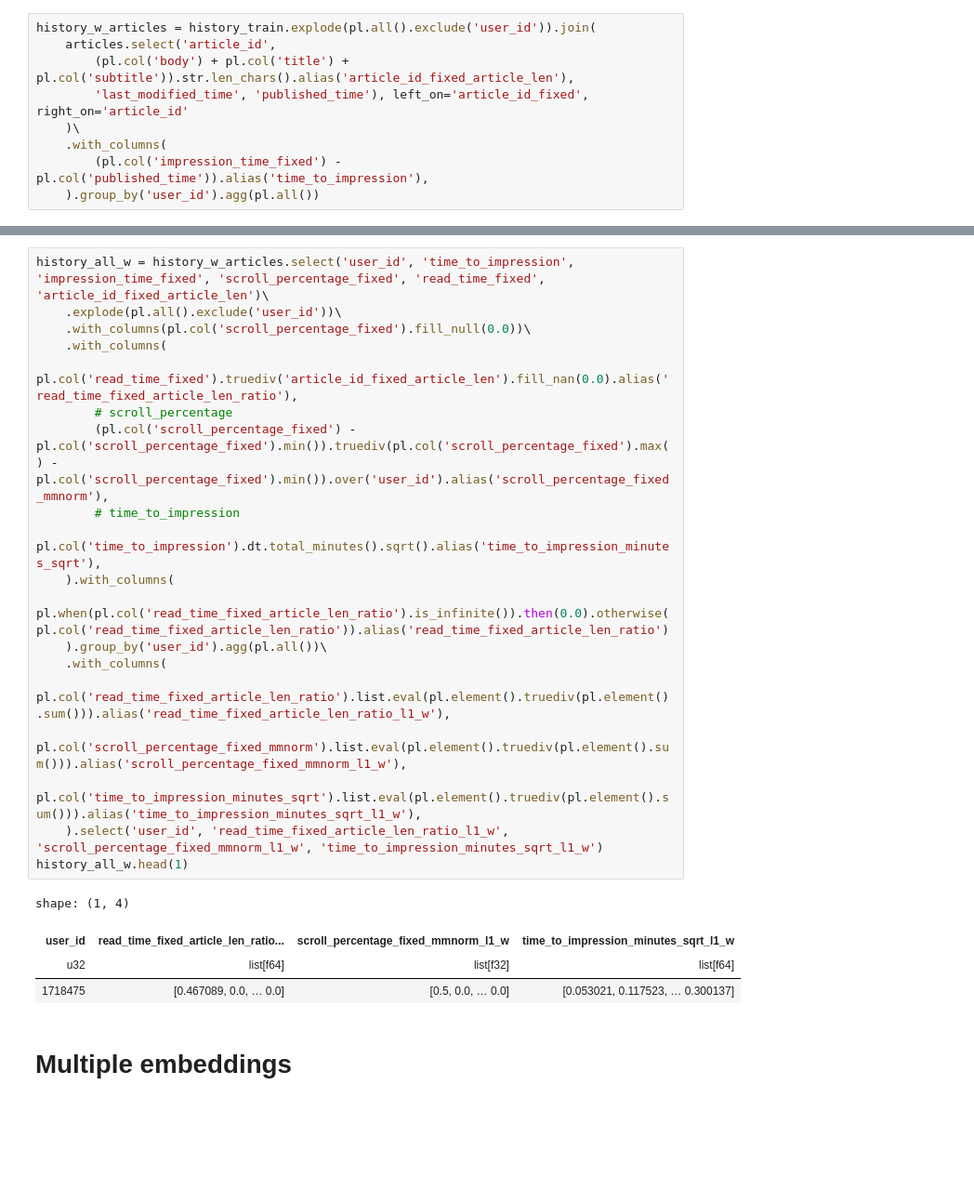
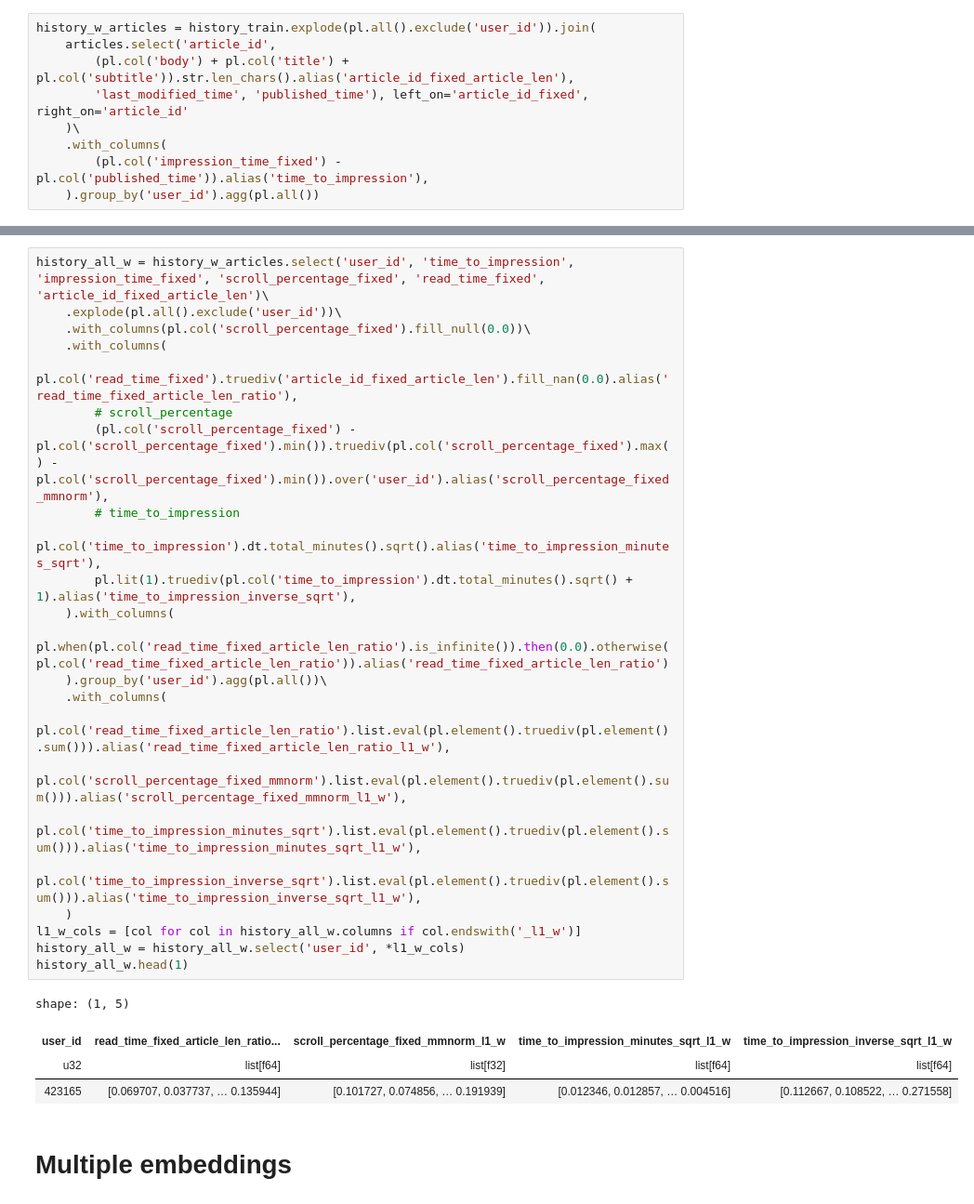
Before and after one commit to recsyspolimi/recsys-challenge-2024-ekstrabladet, a Jupyter notebook: notebooks/embedding/scores_embedding.ipynb, the cells around one changed output, grey strips where cells are left out. Shown: that part at 93% size. Cells and saved outputs as stored; diff of their text form; blank space fills up the shorter version.

```diff
--- a/notebooks/embedding/scores_embedding.ipynb
+++ b/notebooks/embedding/scores_embedding.ipynb
@@ -263,27 +290,31 @@ shape: (1, 9)
 # %%
 history_all_w = history_w_articles.select('user_id', 'time_to_impression', 'impression_time_fixed', 'scroll_percentage_fixed', 'read_time_fixed', 'article_id_fixed_article_len')\
     .explode(pl.all().exclude('user_id'))\
     .with_columns(pl.col('scroll_percentage_fixed').fill_null(0.0))\
     .with_columns(
         pl.col('read_time_fixed').truediv('article_id_fixed_article_len').fill_nan(0.0).alias('read_time_fixed_article_len_ratio'),
         # scroll_percentage
         (pl.col('scroll_percentage_fixed') - pl.col('scroll_percentage_fixed').min()).truediv(pl.col('scroll_percentage_fixed').max() - pl.col('scroll_percentage_fixed').min()).over('user_id').alias('scroll_percentage_fixed_mmnorm'),
         # time_to_impression
         pl.col('time_to_impression').dt.total_minutes().sqrt().alias('time_to_impression_minutes_sqrt'),
+        pl.lit(1).truediv(pl.col('time_to_impression').dt.total_minutes().sqrt() + 1).alias('time_to_impression_inverse_sqrt'),
     ).with_columns(
         pl.when(pl.col('read_time_fixed_article_len_ratio').is_infinite()).then(0.0).otherwise(pl.col('read_time_fixed_article_len_ratio')).alias('read_time_fixed_article_len_ratio')
     ).group_by('user_id').agg(pl.all())\
     .with_columns(
         pl.col('read_time_fixed_article_len_ratio').list.eval(pl.element().truediv(pl.element().sum())).alias('read_time_fixed_article_len_ratio_l1_w'),
         pl.col('scroll_percentage_fixed_mmnorm').list.eval(pl.element().truediv(pl.element().sum())).alias('scroll_percentage_fixed_mmnorm_l1_w'),
         pl.col('time_to_impression_minutes_sqrt').list.eval(pl.element().truediv(pl.element().sum())).alias('time_to_impression_minutes_sqrt_l1_w'),
-    ).select('user_id', 'read_time_fixed_article_len_ratio_l1_w', 'scroll_percentage_fixed_mmnorm_l1_w', 'time_to_impression_minutes_sqrt_l1_w')
+        pl.col('time_to_impression_inverse_sqrt').list.eval(pl.element().truediv(pl.element().sum())).alias('time_to_impression_inverse_sqrt_l1_w'),
+    )
+l1_w_cols = [col for col in history_all_w.columns if col.endswith('_l1_w')]
+history_all_w = history_all_w.select('user_id', *l1_w_cols)
 history_all_w.head(1)
 # %% [output]
-shape: (1, 4)
+shape: (1, 5)
-| user_id | read_time_fixed_article_len_ratio... | scroll_percentage_fixed_mmnorm_l1_w | time_to_impression_minutes_sqrt_l1_w |
-| u32 | list[f64] | list[f32] | list[f64] |
-| 1718475 | [0.467089, 0.0, … 0.0] | [0.5, 0.0, … 0.0] | [0.053021, 0.117523, … 0.300137] |
+| user_id | read_time_fixed_article_len_ratio... | scroll_percentage_fixed_mmnorm_l1_w | time_to_impression_minutes_sqrt_l1_w | time_to_impression_inverse_sqrt_l1_w |
+| u32 | list[f64] | list[f32] | list[f64] | list[f64] |
+| 423165 | [0.069707, 0.037737, … 0.135944] | [0.101727, 0.074856, … 0.191939] | [0.012346, 0.012857, … 0.004516] | [0.112667, 0.108522, … 0.271558] |
 # %% [markdown]
 # Multiple embeddings
 # %%
```
Also changed, not shown: parts of 15 cells of this notebook, 3 other files.
